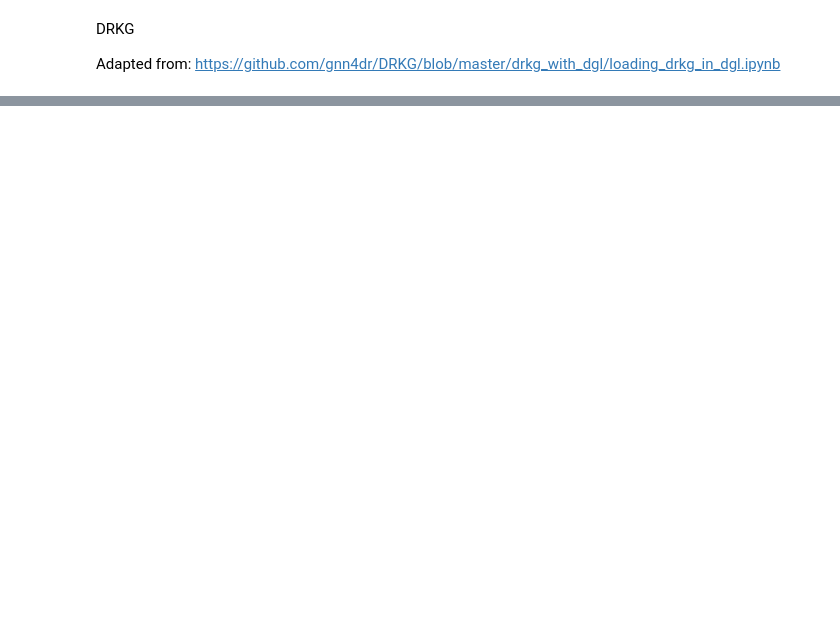
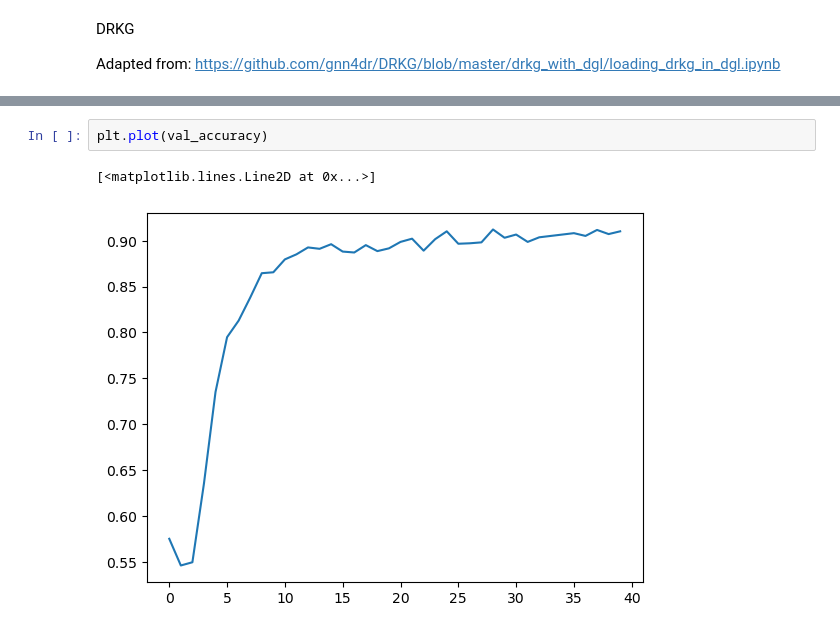
Before and after one commit to Ale9806/SIMPLLM, a Jupyter notebook: final_train_multiple_relationships.ipynb, the cells around one changed output, grey strips where cells are left out. Cells and saved outputs as stored; diff of their text form; blank space fills up the shorter version.

```diff
--- a/final_train_multiple_relationships.ipynb
+++ b/final_train_multiple_relationships.ipynb
@@ -508,0 +249,5 @@ tensor([[False],
+# %%
+plt.plot(val_accuracy)
+# %% [output]
+[<matplotlib.lines.Line2D at 0x...>]
+[figure, added]
```
Also changed, not shown: parts of 47 cells of this notebook, 4 other files.
